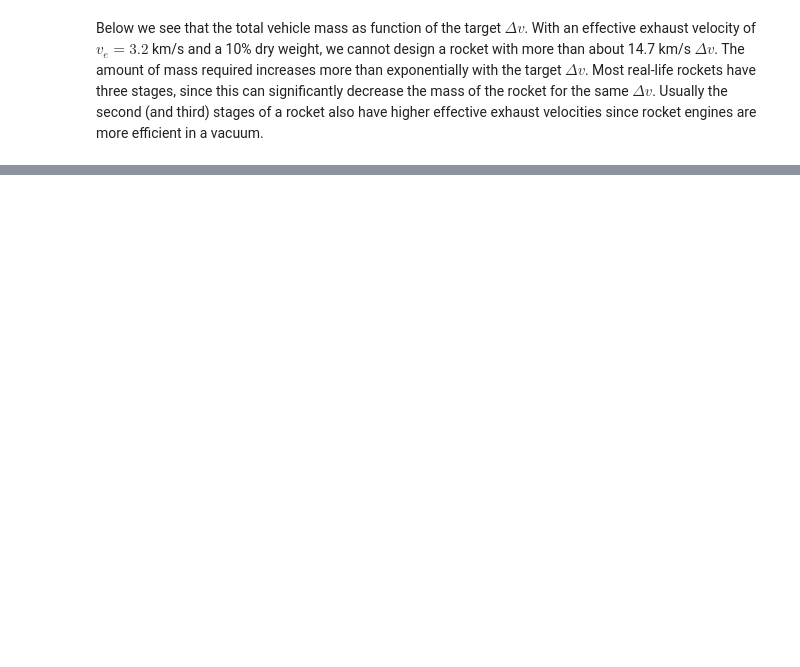
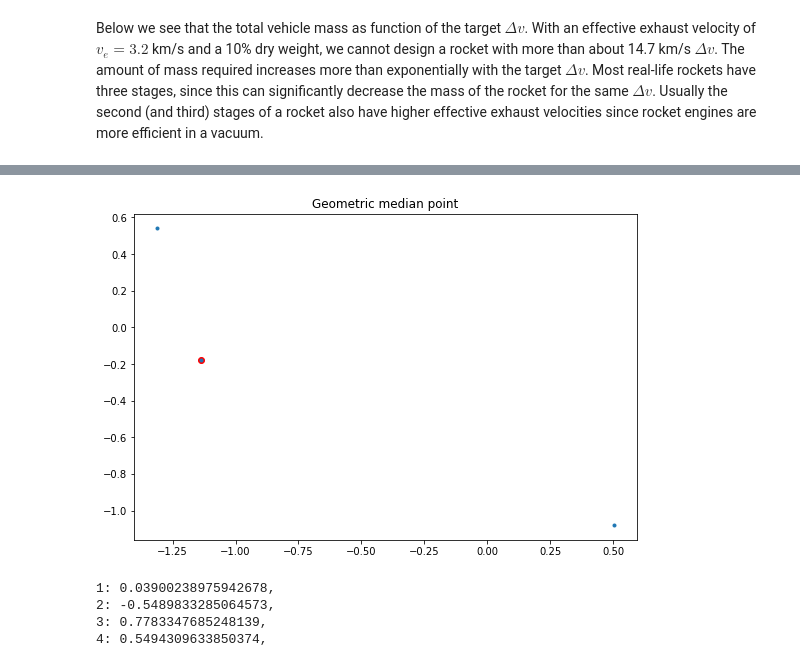
Before and after one commit to anhnguyendepocen/optimization-II-2021, a Jupyter notebook: notebooks/week7.ipynb, the cells around one changed output, grey strips where cells are left out. Saved outputs shown, nothing was run; the diff lists cells and outputs as text; code cells hidden in the pictures; blank space fills up the shorter version.

```diff
--- a/notebooks/week7.ipynb
+++ b/notebooks/week7.ipynb
@@ -404,27 +540,39 @@ Tips:
 # %%
 def geometric_median_problem(X):
     k = X.shape[0]
     x = cp.Variable(2, name="x")
 
-    # ENTER YOUR CODE HERE
+    # BEGIN SOLUTION
 
+    d = cp.Variable(k)
+    objective = cp.Minimize(np.ones(k).T@d)
+    constraints = [cp.SOC(d[i],X[i]-x) for i in range(k)]
+
+    problem = cp.Problem(objective, constraints)
+    problem.solve()
+
+    return problem
+
+    # END SOLUTION
 
 
 def geometric_median(X):
     """Solve the geometric median problem and return minimum distance and optimal point"""
     problem = geometric_median_problem(X)
     d = problem.solve()
     x = [v.value for v in problem.variables() if v.name() == "x"][0]
     return d, x
 
 
 k = 3
 X = np.random.normal(size=(k, 2))
 
 d, x = geometric_median(X)
 plt.title("Geometric median point")
 plt.plot([x[0]], [x[1]], "ro")
 plt.plot(X[:, 0], X[:, 1], ".");
+# %% [output]
+[figure, added]
 # %%
 def tests_4a():
     np.random.seed(179)
@@ -466,6 +614,11 @@ def tests_4a():
 
 
 tests_4a()
+# %% [output]
+1: 0.03900238975942678,
+2: -0.5489833285064573,
+3: 0.7783347685248139,
+4: 0.5494309633850374,
 # %% [markdown]
 ### Exercise 4b)
 
```
Also changed, not shown: parts of 16 cells of this notebook.
